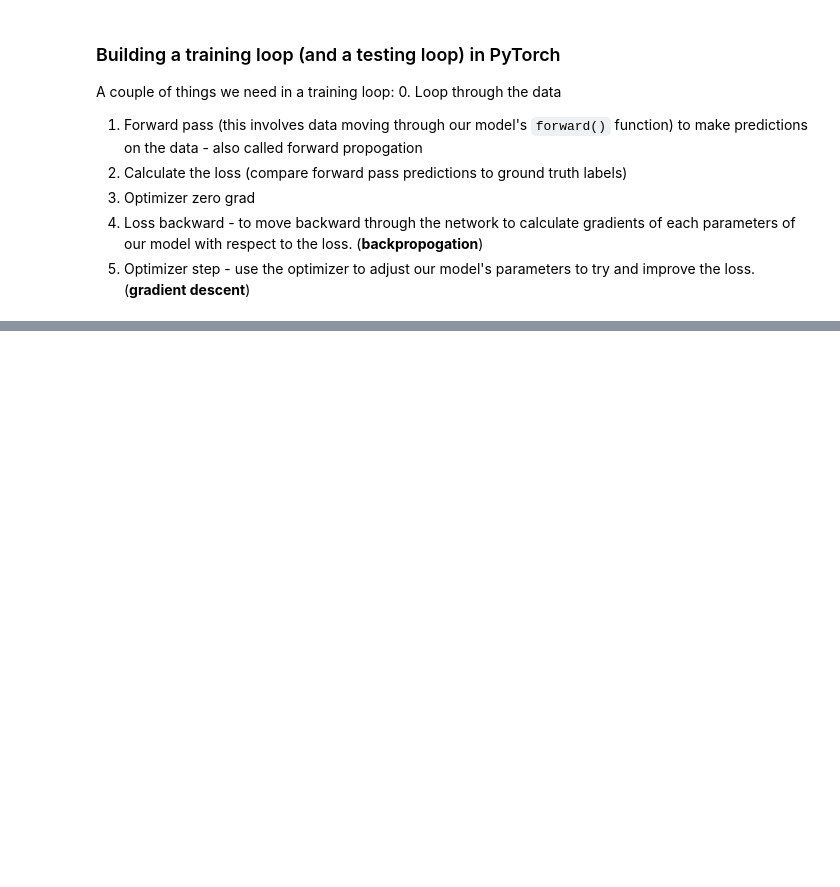
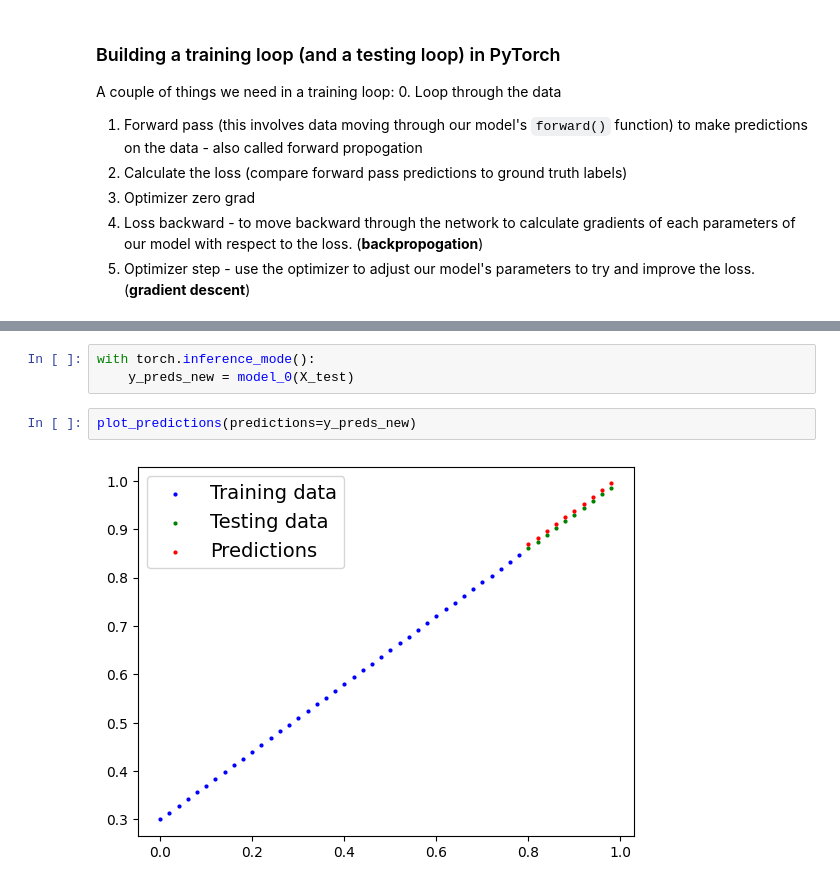
Before and after one commit to ayushman-svnit/PyTorch-learnings, a Jupyter notebook: 01_pytorch_workflow.ipynb, the cells around one changed output, grey strips where cells are left out. Drawn from its saved outputs; the diff is of its cells as text; blank space fills up the shorter version.

```diff
--- a/01_pytorch_workflow.ipynb
+++ b/01_pytorch_workflow.ipynb
@@ -297,0 +350,7 @@ for epoch in range(epochs):
+# %%
+with torch.inference_mode():
+    y_preds_new = model_0(X_test)
+# %%
+plot_predictions(predictions=y_preds_new)
+# %% [output]
+[figure, added]
```
Also changed, not shown: parts of 21 cells of this notebook.
